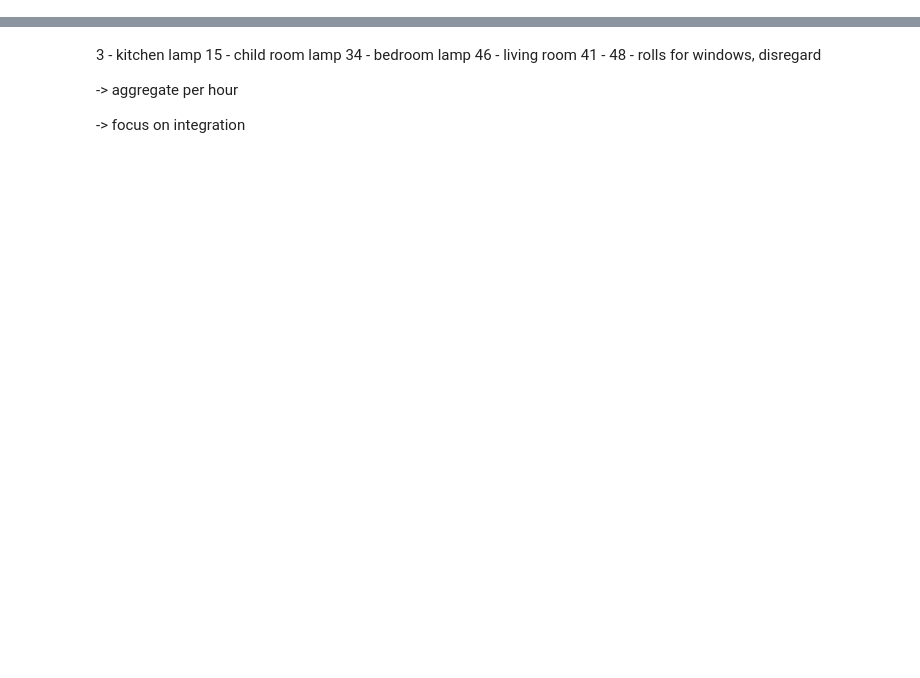
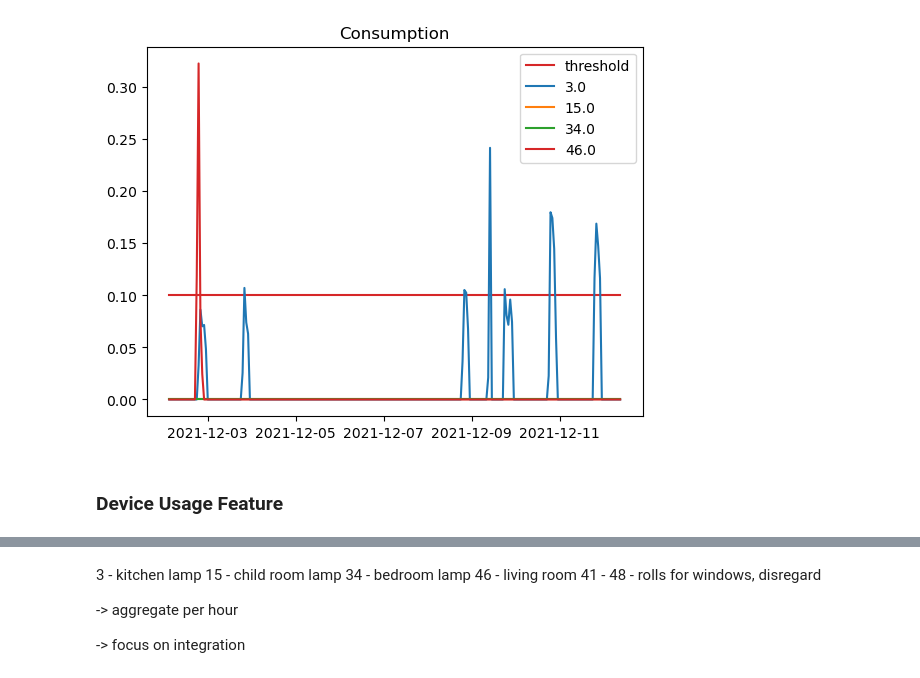
Before and after one commit to sonyaarom/Seminar-Information-Systems, a Jupyter notebook: getting_the_data.ipynb, the cells around one changed output, grey strips where cells are left out. Drawn from its saved outputs; the diff is of its cells as text; code cells hidden in the pictures; blank space fills up the shorter version.

```diff
--- a/getting_the_data.ipynb
+++ b/getting_the_data.ipynb
@@ -165,0 +162,21 @@ REFIT_df.rename()
+# %%
+def scale(df, features='all', kind='MinMax', verbose=0):
+    output = df.copy()
+    features = df.select_dtypes(include=['int', 'float']).columns if features == 'all' else features
+
+    if kind == 'MinMax':
+        from sklearn.preprocessing import MinMaxScaler
+
+        scaler = MinMaxScaler()
+        output[features] = scaler.fit_transform(df[features])
+        print('[MinMaxScaler] Finished scaling the data.') if verbose != 0 else None
+    else:
+        raise InputError('Chosen scaling method is not available.')
+    return output
+
+# add to the class
+setattr(Preparation_Agent, 'scale', scale)
+#del scale
+# %%
+prep = Preparation_Agent()
+household_s = scale(df, verbose = 1)
@@ -165,0 +201,5 @@ REFIT_df.rename()
+# %%
+#aggregating per hour
+household_s.last_changed = pd.to_datetime(household_s.last_changed)
+data = household_s.resample('60T', on="last_changed").mean()
+data.describe().round(3)
@@ -165,0 +216,21 @@ REFIT_df.rename()
+# %%
+def plot_consumption(df, features='all', figsize='default', threshold=None, title='Consumption'):
+    import matplotlib.pyplot as plt
+
+    df = df.copy()
+    features = [column for column in df.columns if column not in ['Unix', 'Issues']] if features == 'all' else features
+
+    fig, ax = plt.subplots(figsize=figsize) if figsize != 'default' else plt.subplots()
+    if threshold != None:
+        df['threshold'] = [threshold]*df.shape[0]
+        ax.plot(df['threshold'], color = 'tab:red')
+    for feature in features:
+        ax.plot(df[feature])
+    ax.legend(['threshold'] + features) if threshold != None else ax.legend(features)
+    ax.set_title(title);
+# %%
+plot_consumption(data, threshold=.10)
+# %% [output]
+[figure, added]
+# %% [markdown]
+### Device Usage Feature
```
Also changed, not shown: parts of 27 cells of this notebook.
